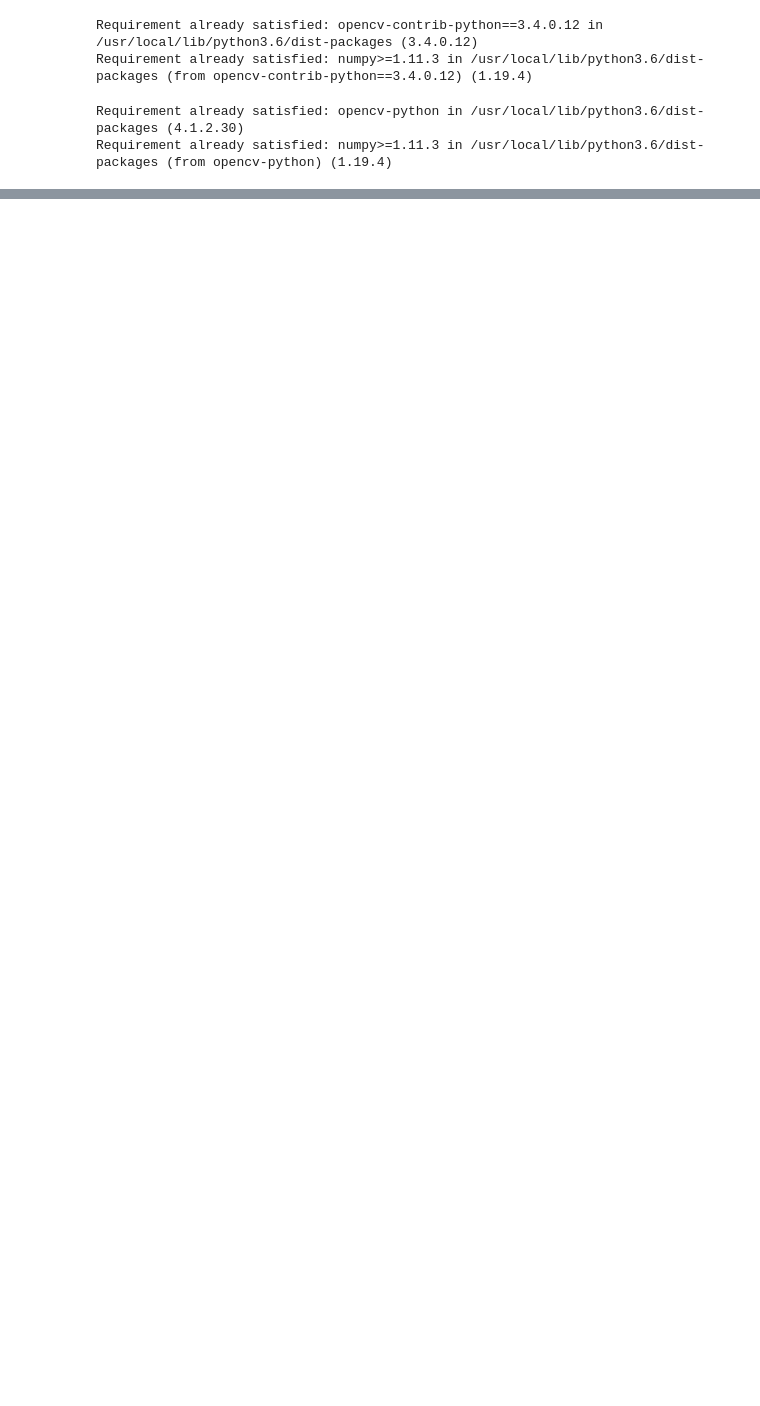
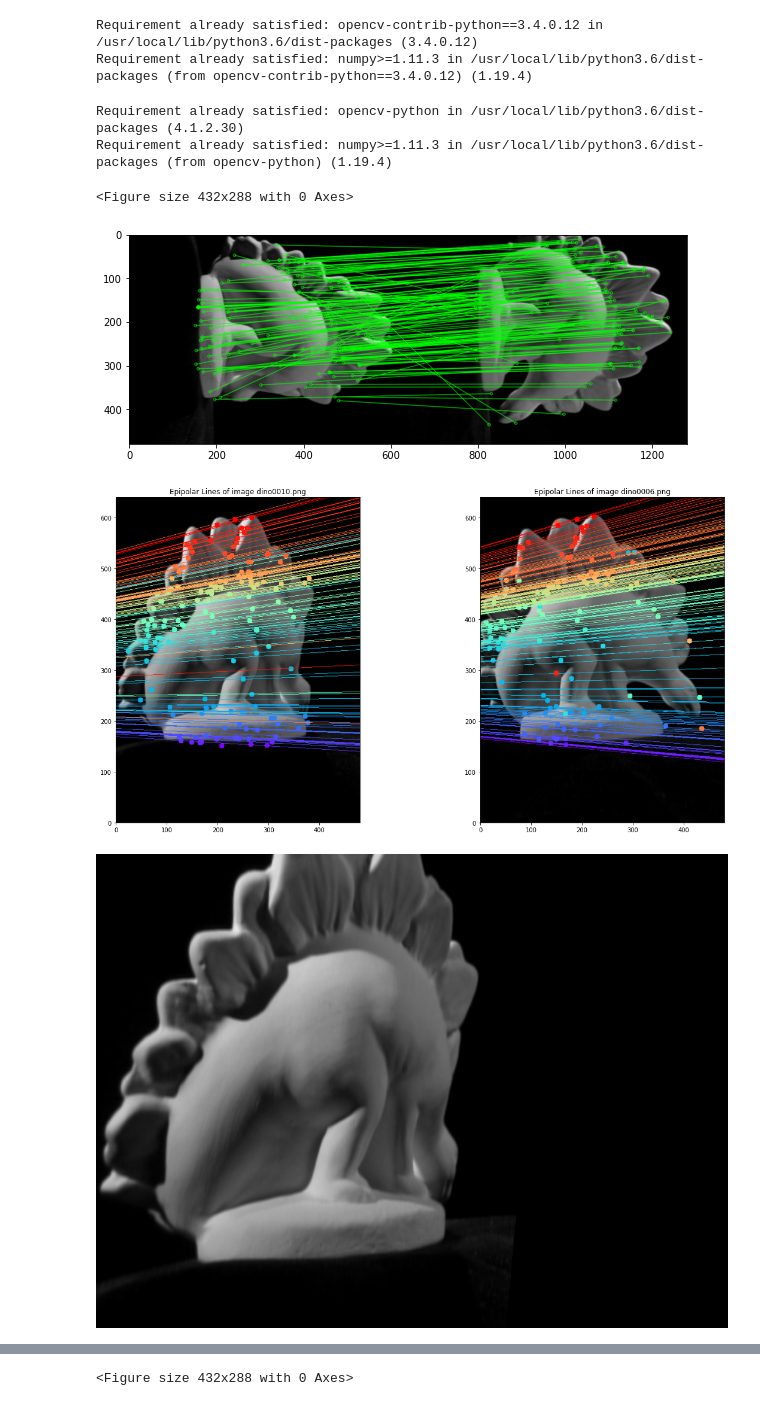
Before and after one commit to jiyunam/3d_stereo, a Jupyter notebook: General_Stereo.ipynb, the cells around one changed output, grey strips where cells are left out. Cells and saved outputs as stored; diff of their text form; code cells hidden in the pictures; blank space fills up the shorter version.

```diff
--- a/General_Stereo.ipynb
+++ b/General_Stereo.ipynb
@@ -72,6 +72,13 @@ def get_point_matches(img1, img2, metric='SIFT', threshold=0.5):
   src_pts = src_dst_pts[:,0:2]
   dst_pts = src_dst_pts[:,2:]
 
+  plt.figure()
+  img3 = cv2.drawMatchesKnn(img1,kp1,img2,kp2,good_matches,
+                          None,flags=cv2.DrawMatchesFlags_NOT_DRAW_SINGLE_POINTS,
+                          matchColor=(0,255,0))
+  plt.figure(figsize = (10,10))
+  plt.imshow(img3), plt.show()
+
   return src_pts, dst_pts
 # %%
 def extract_calibration_vals(file, image_numbers):
@@ -216,3 +189,27 @@ def eight_point(src_pts, dst_pts, T0, T1):
+# %%
+def eight_points_norm(imgL_pts, imgR_pts, NL, NR):
+  n = imgL_pts.shape[0]
+  Q = np.empty((n, 9))
+  for idx in range(n):
+    pl1, pl2 = imgL_pts[idx]
+    pr1, pr2 = imgR_pts[idx]
+    Q[idx] = [pl1*pr1, pl2*pr1, pr1, pl1*pr2, pl2*pr2, pr2, pl1, pl2, 1]
+
+  M = Q.T @ Q
+
+  U,S,Vh = np.linalg.svd(M)
+  idx = np.argmin(S)
+  F_prime = Vh.T[:,idx].reshape(3,3)
+
+  # rank 2 constraint
+  Uf,Sf,Vhf = np.linalg.svd(F_prime)
+  Sf[-1] = 0
+  F_prime = Uf@(np.diag(Sf))@Vhf
+
+  # unnormalize
+  F = NL.T @ F_prime @ NR
+
+  return F
 # %%
 def get_fundamental_matrix(parameters, F_method):
   f, K0, K1, R0, R1, t0, t1, img0_pts, img1_pts = parameters
@@ -230,9 +227,9 @@ def get_fundamental_matrix(parameters, F_method):
     F, _ = cv2.findFundamentalMat(img0_pts, img1_pts, cv2.FM_RANSAC)
 
   else:
-    T0, img0_pts_norm = normalize_coordinates(img0_pts)
-    T1, img1_pts_norm = normalize_coordinates(img1_pts)
-    F = eight_point(img0_pts_norm, img1_pts_norm, T0, T1)
+    N0, img0_pts_norm = norm_points(img0_pts)
+    N1, img1_pts_norm = norm_points(img1_pts)
+    F = eight_points_norm(img0_pts_norm, img1_pts_norm, N0, N1)
 
   return F
 # %%
@@ -383,4 +402,8 @@ def run(image_index_0, image_index_1, calibration_filepath, match_method='SIFT',
   plot_pointCloud(world_coord)
 # %%
-run(image_index_0=2, image_index_1=1, calibration_filepath='dino_par.txt', match_method='SURF', threshold=0.75, outlier_bound=2, do_rectify=False, F_method='Hartley', suppress_images=True)
+run(image_index_0=10, image_index_1=6, calibration_filepath='dino_par.txt', match_method='SURF', threshold=0.8, outlier_bound=1, do_rectify=True, F_method='openCV', suppress_images=False)
 # %% [output]
+<Figure size 432x288 with 0 Axes>
+[figure, added]
+[figure, added]
+[figure, added]
@@ -386,0 +419 @@ run(image_index_0=2, image_index_1=1, calibration_filepath='dino_par.txt', match
+<Figure size 432x288 with 0 Axes>
```
Also changed, not shown: parts of 5 cells of this notebook.
